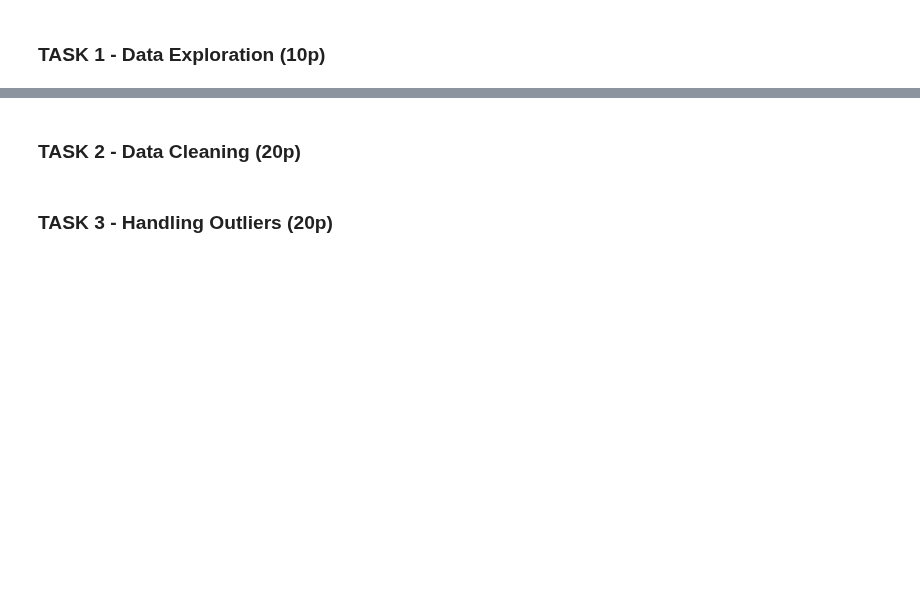
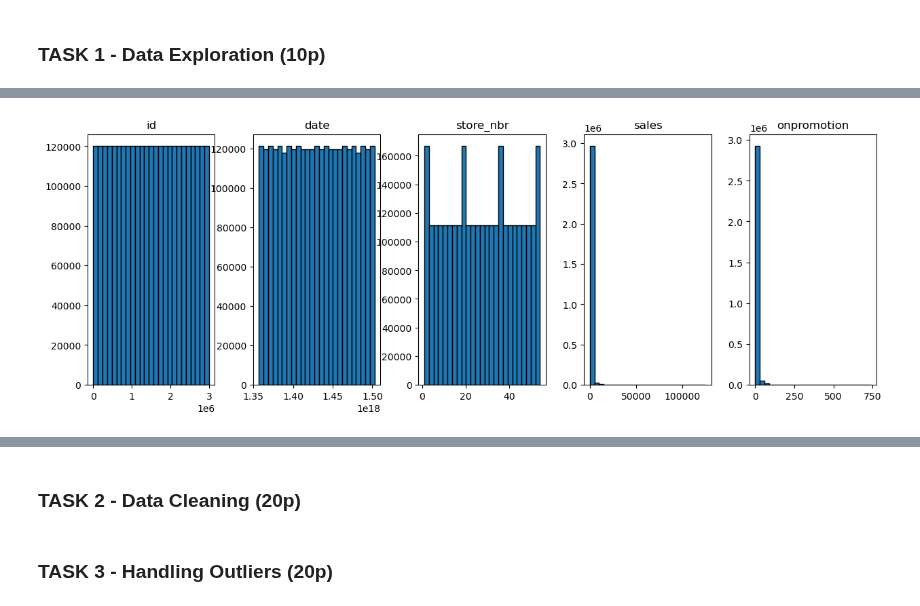
Before and after one commit to Anders-Stubberud/IT3212, a Jupyter notebook: assignment_1/notebook_Thomas.ipynb, the cells around one changed output, grey strips where cells are left out. Saved outputs shown, nothing was run; the diff lists cells and outputs as text; code cells hidden in the pictures; blank space fills up the shorter version.

```diff
--- a/assignment_1/notebook_Thomas.ipynb
+++ b/assignment_1/notebook_Thomas.ipynb
@@ -28,0 +114,5 @@ train.head()
+# %%
+fig, axis = plt.subplots(1, 5); fig.set_figwidth(15)
+train.hist(ax=axis, edgecolor='black', grid=False, bins=25); plt.show()
+# %% [output]
+[figure, added]
```
Also changed, not shown: parts of 60 cells of this notebook.
